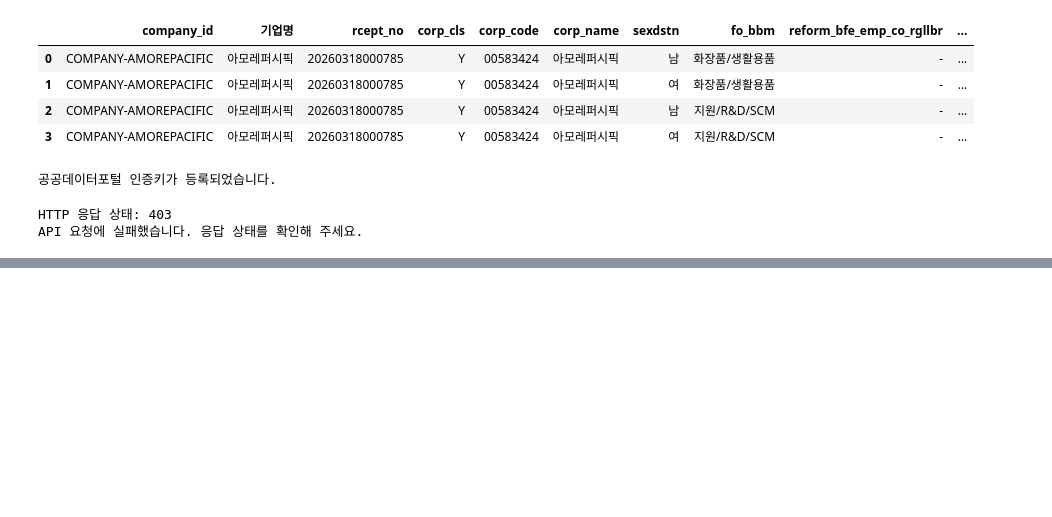
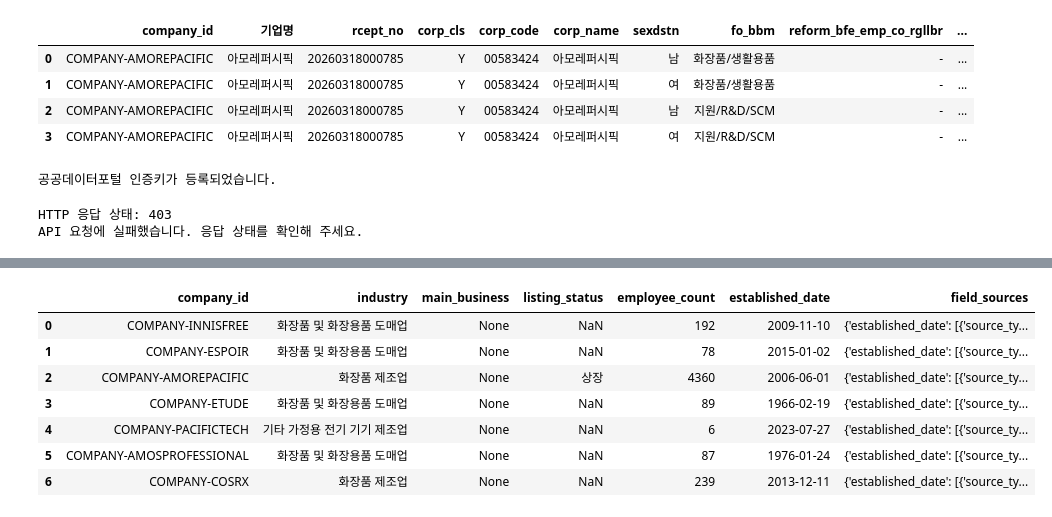
Before and after one commit to encore-ai-campus/mle-02-p2-team1, a Jupyter notebook: private_data/company_info.ipynb, the cells around one changed output, grey strips where cells are left out. Cells and saved outputs as stored; diff of their text form; code cells hidden in the pictures; blank space fills up the shorter version.

```diff
--- a/private_data/company_info.ipynb
+++ b/private_data/company_info.ipynb
@@ -2225,0 +2569,33 @@ API 요청에 실패했습니다. 응답 상태를 확인해 주세요.
+# %%
+# 1. 주소에 빈칸이나 누락된 값이 있어도 검색할 수 있도록 정리합니다.
+# 예: "한강 대로" → "한강대로"
+address = (
+    corporation_df["사업장도로명상세주소"]
+    .fillna("")
+    .str.replace(" ", "", regex=False)
+)
+
+# 2. 주소에 "용산구"와 "한강대로"가 모두 들어간 행을 선택합니다.
+is_yongsan_hangang = (
+    address.str.contains("용산구", na=False)
+    & address.str.contains("한강대로", na=False)
+)
+
+# 3. 조건에 맞는 사업장을 별도 표로 만듭니다.
+hangang_df = corporation_df[is_yongsan_hangang].copy()
+
+# 4. 기업명, 가입자 수, 주소를 확인합니다.
+display(
+    hangang_df[
+        [
+            "company_id",
+            "사업장명",
+            "가입자수",
+            "자료생성년월",
+            "사업자등록번호",
+            "사업장도로명상세주소",
+        ]
+    ]
+)
+
+print("조건에 맞는 사업장:", len(hangang_df), "개")
@@ -2225,0 +2760,11 @@ API 요청에 실패했습니다. 응답 상태를 확인해 주세요.
+# %%
+company_info_df.head(10)
+# %% [output]
+|  | company_id | industry | main_business | listing_status | employee_count | established_date | field_sources |
+| 0 | COMPANY-INNISFREE | 화장품 및 화장용품 도매업 | None | NaN | 192 | 2009-11-10 | {'established_date': [{'source_ty... |
+| 1 | COMPANY-ESPOIR | 화장품 및 화장용품 도매업 | None | NaN | 78 | 2015-01-02 | {'established_date': [{'source_ty... |
+| 2 | COMPANY-AMOREPACIFIC | 화장품 제조업 | None | 상장 | 4360 | 2006-06-01 | {'established_date': [{'source_ty... |
+| 3 | COMPANY-ETUDE | 화장품 및 화장용품 도매업 | None | NaN | 89 | 1966-02-19 | {'established_date': [{'source_ty... |
+| 4 | COMPANY-PACIFICTECH | 기타 가정용 전기 기기 제조업 | None | NaN | 6 | 2023-07-27 | {'established_date': [{'source_ty... |
+| 5 | COMPANY-AMOSPROFESSIONAL | 화장품 및 화장용품 도매업 | None | NaN | 87 | 1976-01-24 | {'established_date': [{'source_ty... |
+| 6 | COMPANY-COSRX | 화장품 제조업 | None | NaN | 239 | 2013-12-11 | {'established_date': [{'source_ty... |
```
Also changed, not shown: parts of 13 cells of this notebook, 17 other files.
